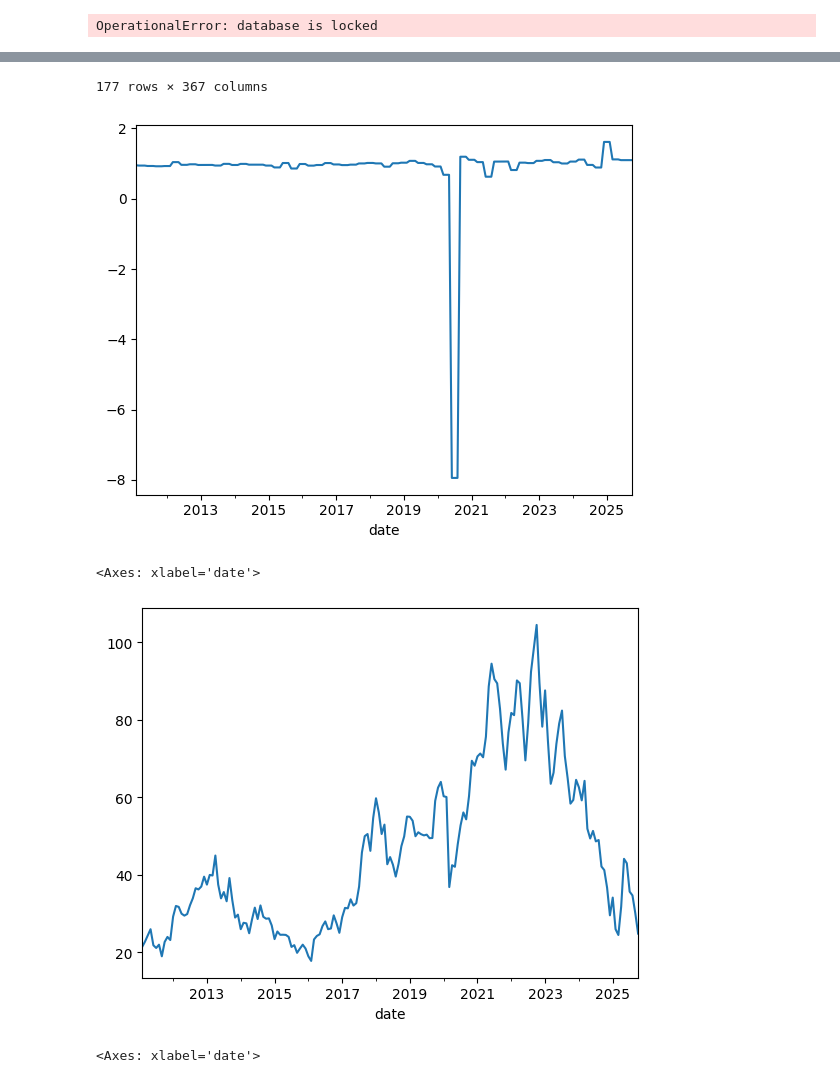
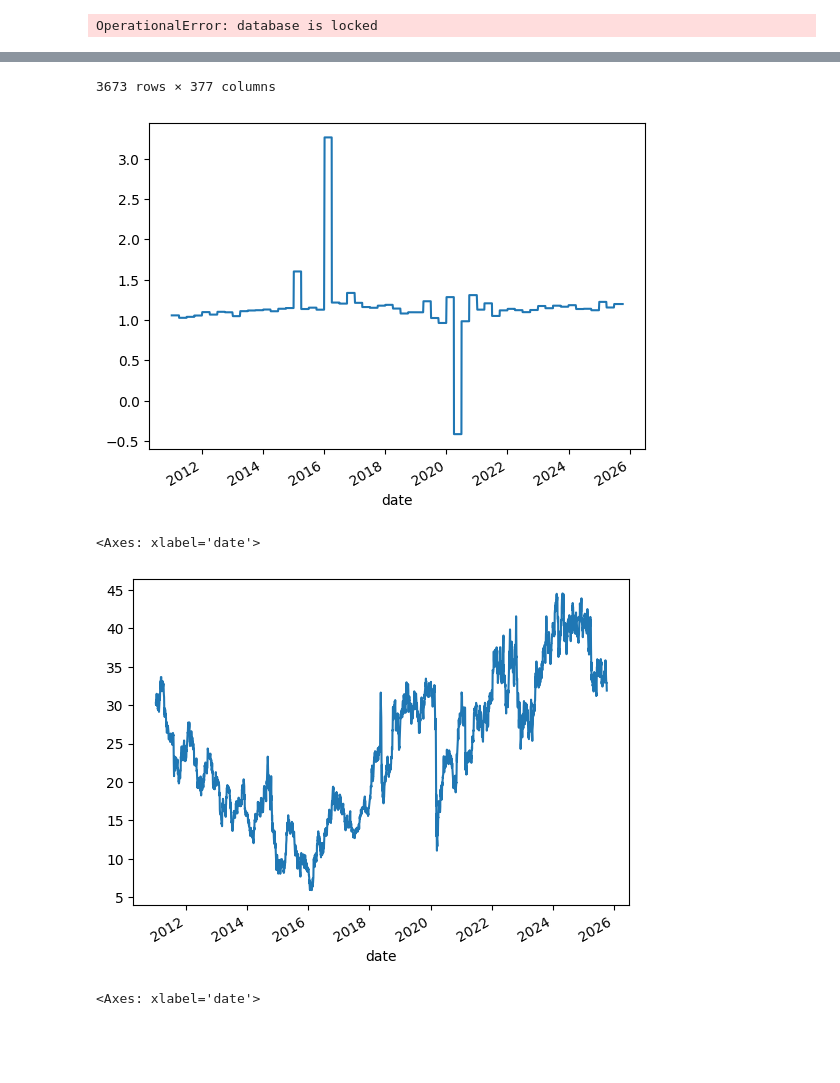
Before and after one commit to faustostangler/FLY, a Jupyter notebook: playgroung.ipynb, the cells around one changed output, grey strips where cells are left out. Saved outputs shown, nothing was run; the diff lists cells and outputs as text; code cells hidden in the pictures; blank space fills up the shorter version.

```diff
--- a/playgroung.ipynb
+++ b/playgroung.ipynb
@@ -1319,7 +1319,7 @@ df_ratios
 Cache MISS: 16fde69a498030786592e73b75aad29783d2decb3a6c07d98120332563fedd87
 OperationalError: database is locked
 # %%
-df = pd.read_parquet("data/cache/2145ceac532844c3fd2cfa0416a4a545cde0c3650d3076ea95a8240f4fb6cdd7.parquet")
+df = pd.read_parquet("data/cache/cbd91fbbee244dc729b1f6a34c792caeb936eaa2551fcb183d2074a20ccf6502.parquet")
 # df['30.02 - Valor de Mercado Adicionado (MVA)'].plot()
 df['18.03 - Valor Adicionado Bruto por Valor Agregado'].plot()
 df
@@ -1340,10 +1340,10 @@ df
-177 rows × 367 columns
+3673 rows × 377 columns
-[figure, old version]
+[figure, new version]
 # %%
 df['99.3.close - stock_3'].plot()
 # %% [output]
 <Axes: xlabel='date'>
-[figure, old version]
+[figure, new version]
 # %%
 df['99.3.close - stock_3'].plot()
 # %% [output]
```
Also changed, not shown: parts of 1 cell of this notebook, 4 other files.
